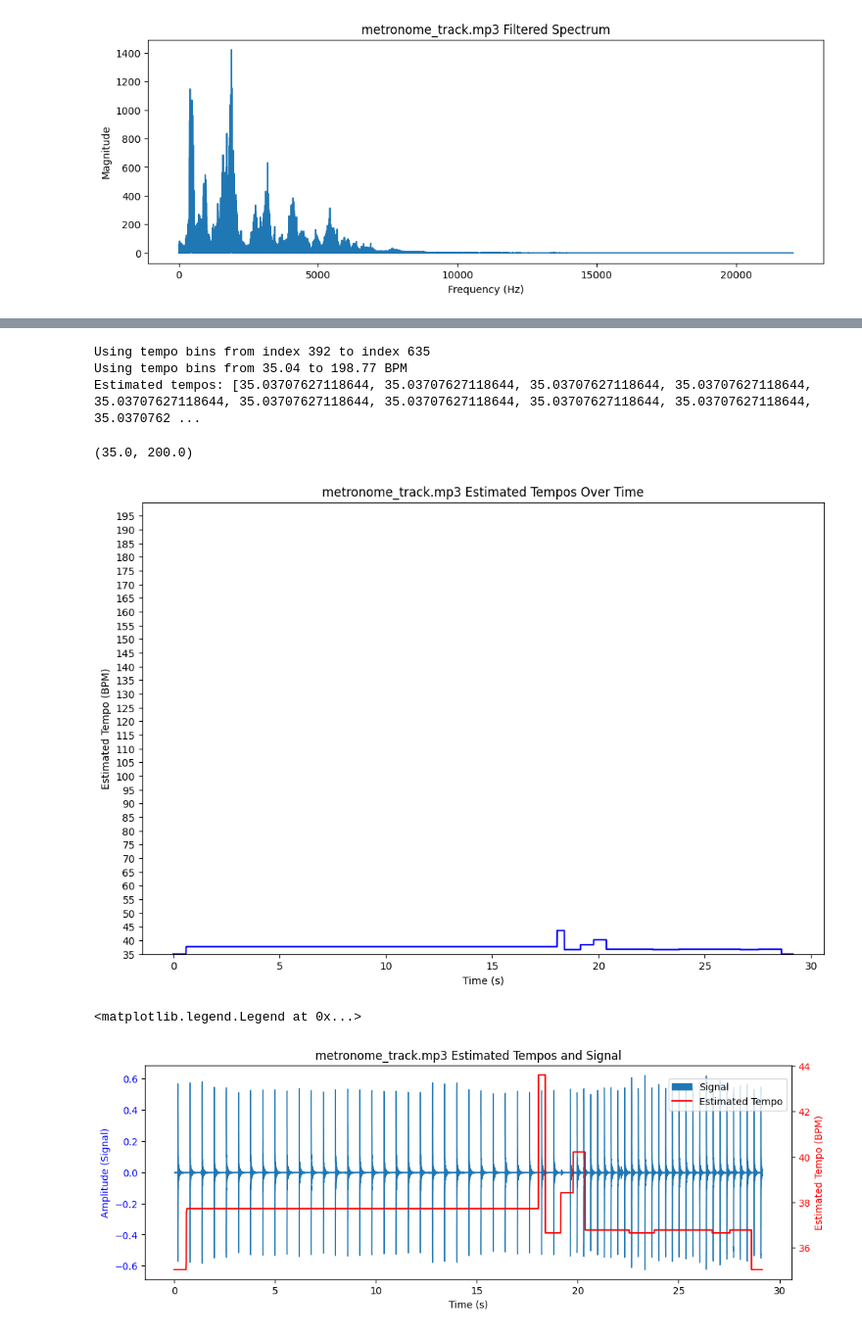
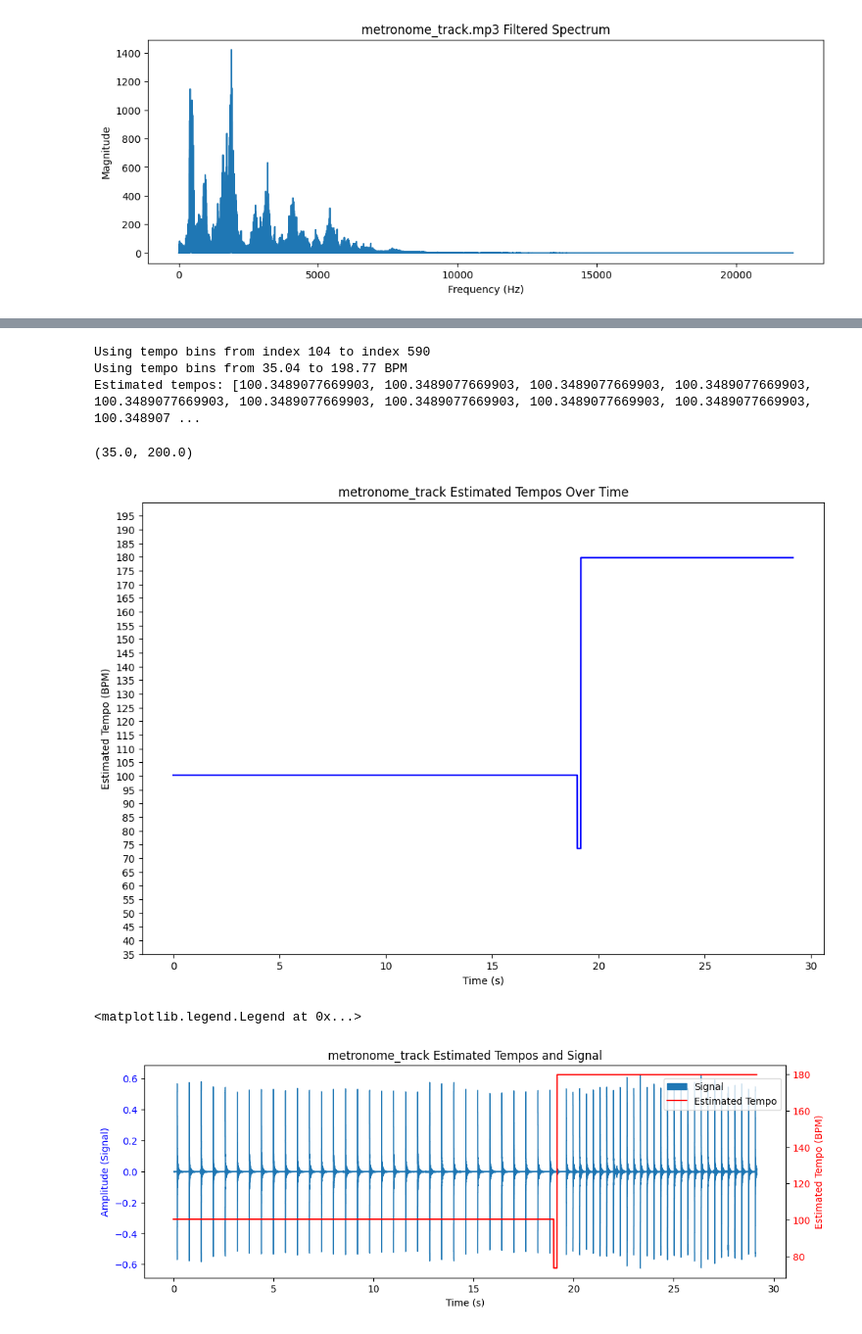
Before and after one commit to lkqiao/musical_accompanist, a Jupyter notebook: src/tempo_detect_nb.ipynb, the cells around one changed output, grey strips where cells are left out. Shown: that part at 98% size. Cells and saved outputs as stored; diff of their text form; code cells hidden in the pictures.

Commit message:
tempo detection for metronome is much better

```diff
--- a/src/tempo_detect_nb.ipynb
+++ b/src/tempo_detect_nb.ipynb
@@ -73,9 +114,13 @@ plot_spectrum(signal, sr, filename)
 ### 1. Traditional Approach
 # %%
 # define parameters
-hop_length = 256 # samples per frame
-time_res = hop_length/sr # time per frame, temporal resolution
-win_dur = 4 # window length in seconds
+hop_length = 128 # distance between frames
+time_res = hop_length/sr # temporal resolution
+print(f'Temporal resolution: {time_res:.3f} s')
+
+win_dur = 4
 win_length = int((win_dur*sr)/hop_length) # window length in frames
-print(f'Time resolution: {time_res:.3f} s')
+
+tempo_min = 35
+tempo_max = 200
 # %% [output]
@@ -157,11 +178,11 @@ plot_spectrum(onset_env, sr, 'Onset Envelope')
 # %%
 # filter onset envelope
-onset_env = lowpass_filter(onset_env, sr, cutoff=10000)
+onset_env = lowpass_filter(onset_env, sr, cutoff=10000, order=8)
 
 # keep values avove threshold
 threshold = 0.05 * np.max(onset_env)
-onset_env[onset_env < threshold] = 0
-onset_env -= np.mean(onset_env)
+threshold_idx = np.where(onset_env < threshold)[0]
+onset_env[threshold_idx] = 0
 # %%
 # plot filtered onset envelope spectrum
 plot_spectrum(onset_env, sr, 'Filtered Onset Envelope', filtered=True)
@@ -181,11 +203,10 @@ _ = plt.xticks(np.arange(0, len(onset_env)*time_res, 2))
 # compute tempogram, skipping first bin
 tempogram = librosa.feature.tempogram(onset_envelope=onset_env, sr=sr, hop_length=hop_length, win_length=win_length)[1:,:]
 tempo_bins = librosa.tempo_frequencies(tempogram.shape[0], sr=sr, hop_length=hop_length)
-tempo_bins = np.sort(tempo_bins)
 
 # for limiting tempo of tempogram
-fmin = max(35, tempo_bins[0])
-fmax = min(200, tempo_bins[-1])
+fmin = max(tempo_min, tempo_bins[-1])
+fmax = min(tempo_max, tempo_bins[0])
 
 print(f'Max tempo: {fmax:.2f} BPM')
 print(f'Min tempo: {fmin:.2f} BPM')
@@ -214,16 +235,17 @@ _ = plt.xticks(np.linspace(0, tempogram.shape[1] * time_res, 20))
 # extract tempos from tempogram
 peaks_per_frame = []
 # find indices of fmin and fmax in tempo_bins
-fmin_idx = np.where(tempo_bins>=fmin)[0][0]
-fmax_idx = np.where(tempo_bins<=fmax)[0][-1]
-print(f'Using tempo bins from index {fmin_idx} to index {fmax_idx}')
+fmin_idx = np.where(tempo_bins >= fmin)[0][-1]
+fmax_idx = np.where(tempo_bins <= fmax)[0][0]
+print(f'Using tempo bins from index {fmax_idx} to index {fmin_idx}')
 print(f'Using tempo bins from {tempo_bins[fmin_idx]:.2f} to {tempo_bins[fmax_idx]:.2f} BPM')
 
 peaks_per_frame = []
 for i in range(tempogram.shape[1]):
-    search_slice = np.abs(tempogram[fmin_idx:fmax_idx, i])
-    if len(search_slice) > 0: peaks_per_frame.append(fmin_idx + np.argmax(search_slice))
-    else: peaks_per_frame.append(-1)
+    col = np.abs(tempogram[fmax_idx:fmin_idx, i])
+    if np.any(col > 0): peak_idx = np.argmax(col) + fmax_idx
+    else: peak_idx = -1
+    peaks_per_frame.append(peak_idx)
 
 estim_tempos = [float(tempo_bins[peaks]) if peaks >= 0 else -1 for peaks in peaks_per_frame]
 tempo_t = np.arange(len(estim_tempos))*time_res
@@ -232,33 +254,33 @@ print(f'Estimated tempos: {estim_tempos}')
 # plot estimated tempos vs time
 plt.figure(figsize=(12, 8))
 plt.plot(tempo_t, estim_tempos, color='b')
-plt.title(f'{filename} Estimated Tempos Over Time')
+plt.title(f'{name} Estimated Tempos Over Time')
 plt.xlabel('Time (s)')
 plt.ylabel('Estimated Tempo (BPM)')
 plt.yticks(np.arange(int(fmin), int(fmax), 5))
 plt.ylim(fmin, fmax)
 # %% [output]
-Using tempo bins from index 392 to index 635
+Using tempo bins from index 104 to index 590
 Using tempo bins from 35.04 to 198.77 BPM
-Estimated tempos: [35.03707627118644, 35.03707627118644, 35.03707627118644, 35.03707627118644, 35.03707627118644, 35.03707627118644, 35.03707627118644, 35.03707627118644, 35.03707627118644, 35.0370762 ...
+Estimated tempos: [100.3489077669903, 100.3489077669903, 100.3489077669903, 100.3489077669903, 100.3489077669903, 100.3489077669903, 100.3489077669903, 100.3489077669903, 100.3489077669903, 100.348907 ...
 (35.0, 200.0)
-[figure, old version]
+[figure, new version]
 # %%
 # plot estimated tempos and original signal
 fig, ax1 = plt.subplots(figsize=(12, 4))
 librosa.display.waveshow(signal, sr=sr, ax=ax1, label='Signal')
 ax1.set_xlabel('Time (s)')
 ax1.set_ylabel('Amplitude (Signal)', color='b')
 ax1.tick_params(axis='y', labelcolor='b')
 
 ax2 = ax1.twinx()
 ax2.plot(tempo_t, estim_tempos, color='r', label='Estimated Tempo')
 ax2.set_ylabel('Estimated Tempo (BPM)', color='r')
 ax2.tick_params(axis='y', labelcolor='r')
-plt.title(f'{filename} Estimated Tempos and Signal')
+plt.title(f'{name} Estimated Tempos and Signal')
 fig.legend(loc='upper right', bbox_to_anchor=(0.9, 0.85))
 # %% [output]
 <matplotlib.legend.Legend at 0x...>
-[figure, old version]
+[figure, new version]
 # %%
 # detect start
```
Also changed, not shown: parts of 19 cells of this notebook, 2 other files.
